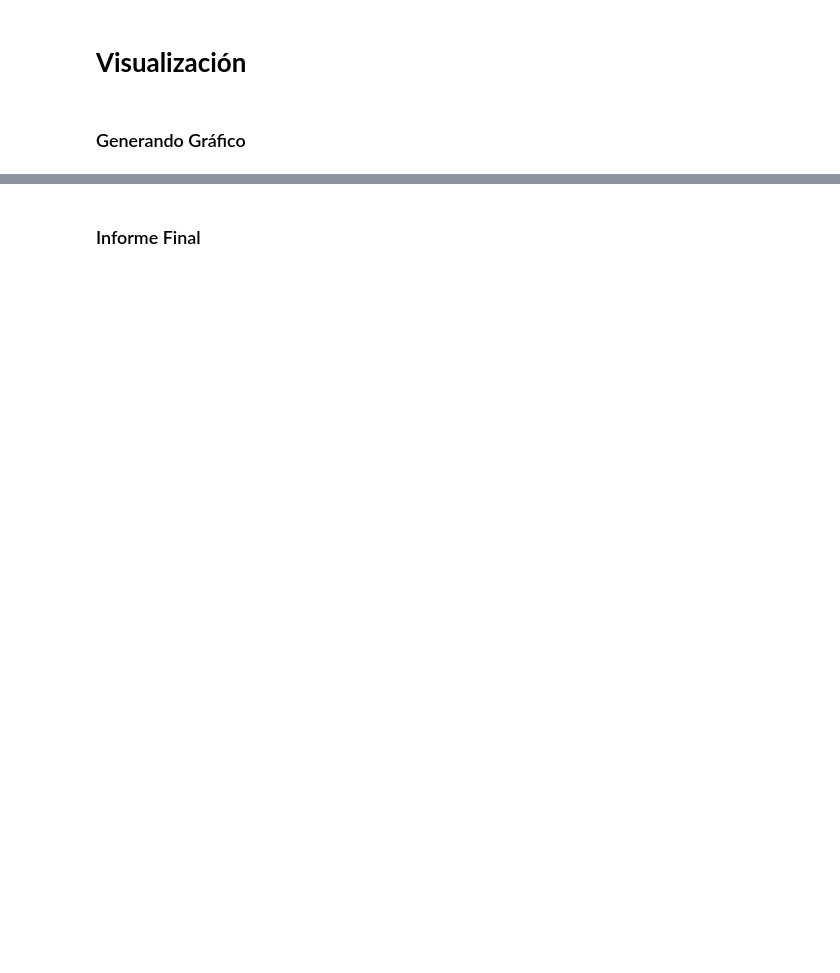
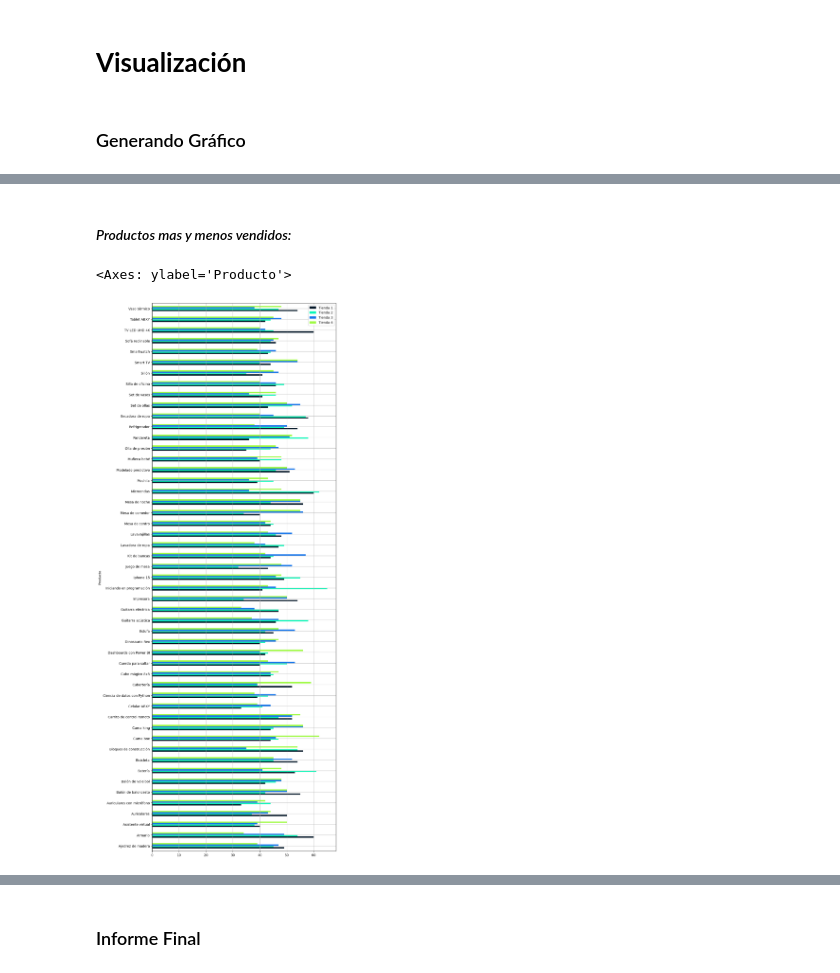
Before and after one commit to tlaxcalajuan/alura-store-challenge-jcts, a Jupyter notebook: AluraStoreLatam.ipynb, the cells around one changed output, grey strips where cells are left out. Drawn from its saved outputs; the diff is of its cells as text; code cells hidden in the pictures; blank space fills up the shorter version.

```diff
--- a/AluraStoreLatam.ipynb
+++ b/AluraStoreLatam.ipynb
@@ -137,6 +137,16 @@ product_less_popular1 = sell_by_product_1.idxmin()
 product_less_popular2 = sell_by_product_2.idxmin()
 product_less_popular3 = sell_by_product_3.idxmin()
 product_less_popular4 = sell_by_product_4.idxmin()
+
+df_products = pd.concat(
+    [
+        sell_by_product_1.rename('Tienda 1'),
+        sell_by_product_2.rename('Tienda 2'),
+        sell_by_product_3.rename('Tienda 3'),
+        sell_by_product_4.rename('Tienda 4')
+    ],
+    axis=1
+).fillna(0)
 # %%
 ventas_por_productos = pd.DataFrame({
     'Tienda': ['Tienda 1', 'Tienda 2', 'Tienda 3', 'Tienda 4'],
@@ -204,0 +274,7 @@ df_analisis_final
+# %% [markdown]
+#### _Productos mas y menos vendidos:_
+# %%
+df_products.plot(kind='barh', color=colors_by_shop, figsize=(10,30), grid=True)
+# %% [output]
+<Axes: ylabel='Producto'>
+[figure, added]
```
Also changed, not shown: parts of 13 cells of this notebook.
